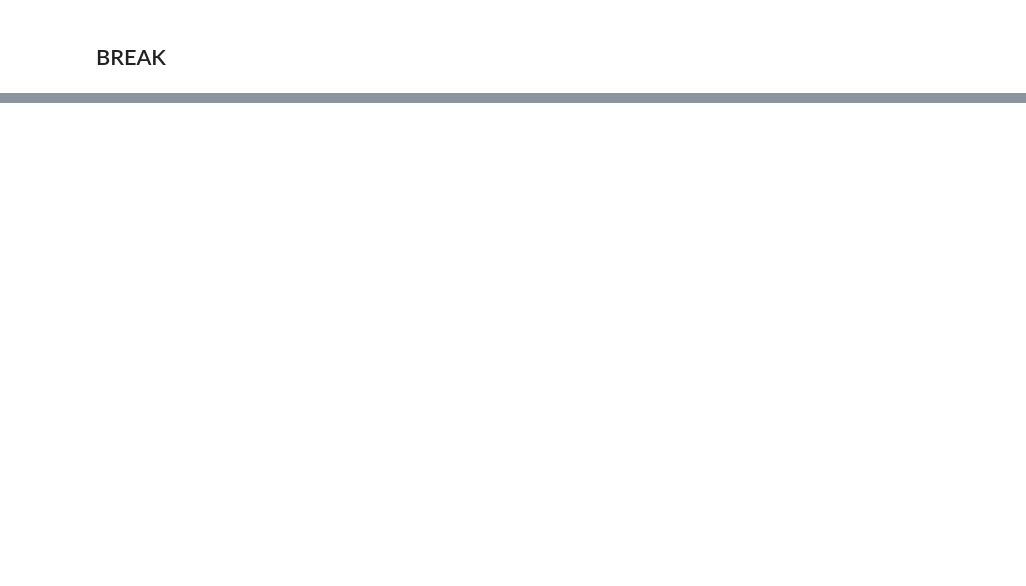
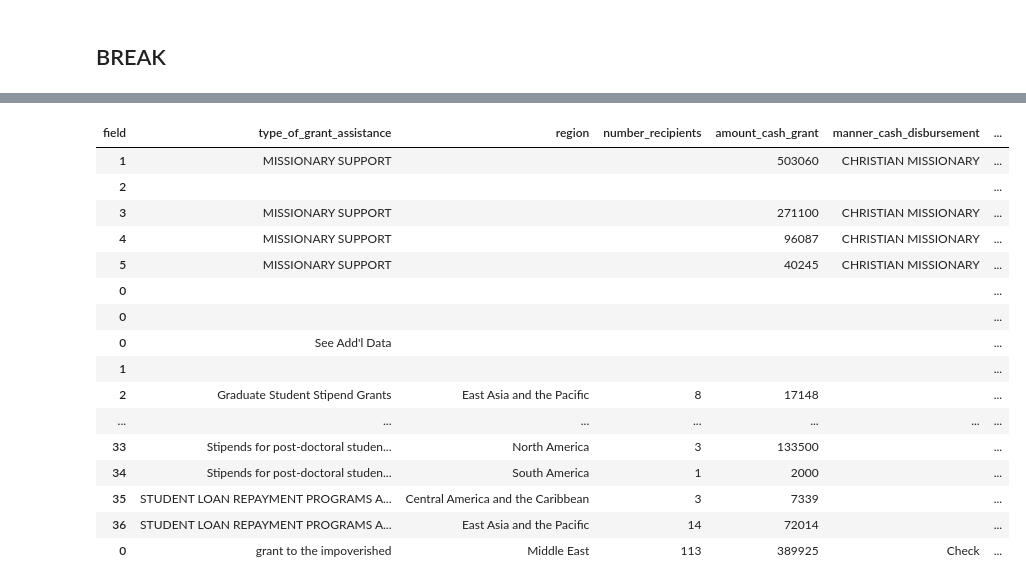
Before and after one commit to ethanscorey/parse_990_textract, a Jupyter notebook: debug_notebook.ipynb, the cells around one changed output, grey strips where cells are left out. Cells and saved outputs as stored; diff of their text form; code cells hidden in the pictures; blank space fills up the shorter version.

```diff
--- a/debug_notebook.ipynb
+++ b/debug_notebook.ipynb
@@ -191,3 +303,21 @@ pd.concat(schedule_f_part_ii_rows).iloc[:50]
 # %%
-pd.concat(schedule_f_part_iii_rows).iloc[:50]
+pd.concat(schedule_f_part_iii_rows).iloc[19:]
+# %% [output]
+| field | type_of_grant_assistance | region | number_recipients | amount_cash_grant | manner_cash_disbursement | ... |
+| 1 | MISSIONARY SUPPORT |  |  | 503060 | CHRISTIAN MISSIONARY | ... |
+| 2 |  |  |  |  |  | ... |
+| 3 | MISSIONARY SUPPORT |  |  | 271100 | CHRISTIAN MISSIONARY | ... |
+| 4 | MISSIONARY SUPPORT |  |  | 96087 | CHRISTIAN MISSIONARY | ... |
+| 5 | MISSIONARY SUPPORT |  |  | 40245 | CHRISTIAN MISSIONARY | ... |
+| 0 |  |  |  |  |  | ... |
+| 0 |  |  |  |  |  | ... |
+| 0 | See Add'l Data |  |  |  |  | ... |
+| 1 |  |  |  |  |  | ... |
+| 2 | Graduate Student Stipend Grants | East Asia and the Pacific | 8 | 17148 |  | ... |
+| ... | ... | ... | ... | ... | ... | ... |
+| 33 | Stipends for post-doctoral studen... | North America | 3 | 133500 |  | ... |
+| 34 | Stipends for post-doctoral studen... | South America | 1 | 2000 |  | ... |
+| 35 | STUDENT LOAN REPAYMENT PROGRAMS A... | Central America and the Caribbean | 3 | 7339 |  | ... |
+| 36 | STUDENT LOAN REPAYMENT PROGRAMS A... | East Asia and the Pacific | 14 | 72014 |  | ... |
+| 0 | grant to the impoverished | Middle East | 113 | 389925 | Check | ... |
 # %%
```
Also changed, not shown: parts of 46 cells of this notebook, 4 other files.
